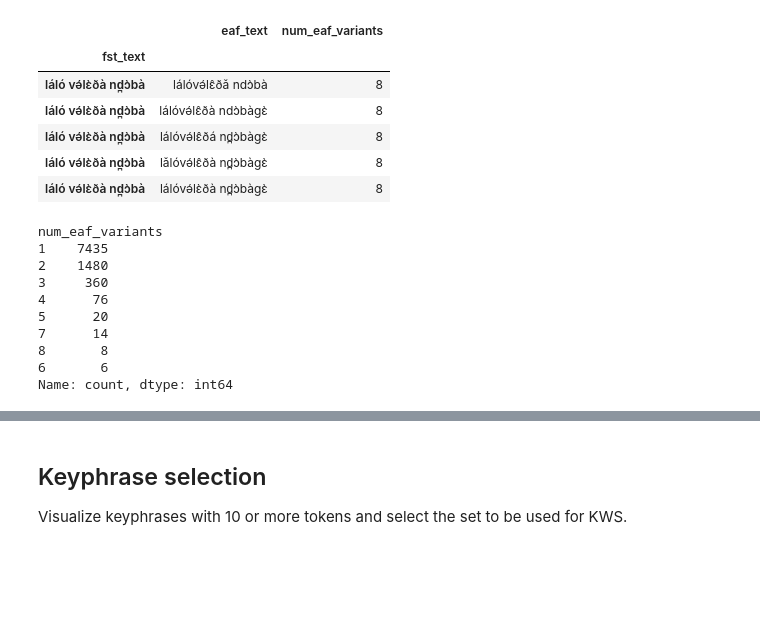
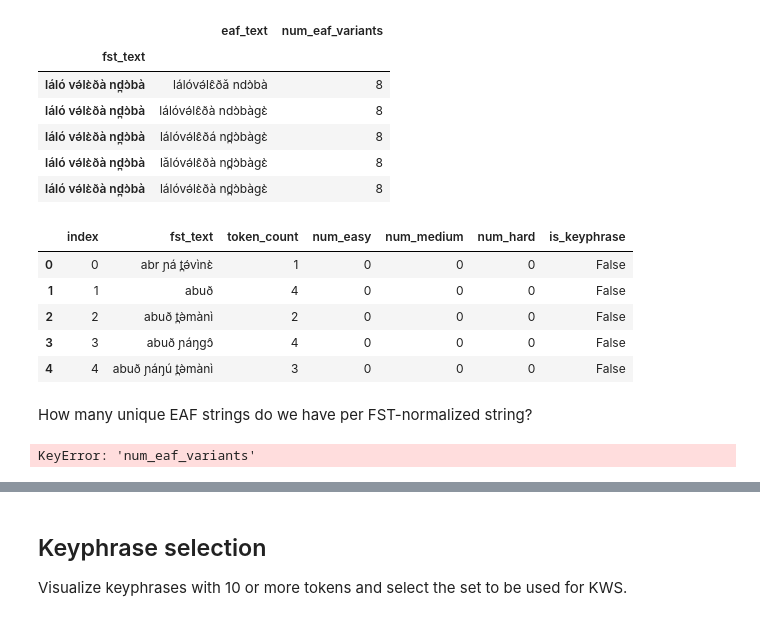
Before and after one commit to markjosims/tira_kws, a Jupyter notebook: notebooks/tira_keyword_exploration.ipynb, the cells around one changed output, grey strips where cells are left out. Drawn from its saved outputs; the diff is of its cells as text; code cells hidden in the pictures; blank space fills up the shorter version.

```diff
--- a/notebooks/tira_keyword_exploration.ipynb
+++ b/notebooks/tira_keyword_exploration.ipynb
@@ -63,16 +72,20 @@ See the caveats in the documentation: https://pandas.pydata.org/pandas-docs/stab
 | láló və́lɛ̀ðà nd̪ɔ̀bà | lálóvə́lɛ̂ðá nd̪ɔ̀bàgɛ̀ | 8 |
 | láló və́lɛ̀ðà nd̪ɔ̀bà | lǎlóvə́lɛ̂ðà nd̪ɔ̀bàgɛ̀ | 8 |
 | láló və́lɛ̀ðà nd̪ɔ̀bà | lálóvə́lɛ̀ðà nd̪ɔ̀bàgɛ̀ | 8 |
+# %%
+# load pre-generated unique phrase df
+eaf_unique_df = pd.read_csv(merged_csv)
+eaf_unique_df.head()
+# %% [output]
+|  | index | fst_text | token_count | num_easy | num_medium | num_hard | is_keyphrase |
+| 0 | 0 | abr ɲá t̪ə́vìnɛ̀ | 1 | 0 | 0 | 0 | False |
+| 1 | 1 | abuð | 4 | 0 | 0 | 0 | False |
+| 2 | 2 | abuð t̪ə̀mànì | 2 | 0 | 0 | 0 | False |
+| 3 | 3 | abuð ɲáŋgɔ̂ | 4 | 0 | 0 | 0 | False |
+| 4 | 4 | abuð ɲáŋú t̪ə̀mànì | 3 | 0 | 0 | 0 | False |
+# %% [markdown]
+How many unique EAF strings do we have per FST-normalized string?
 # %%
-unique_phrase_df['num_eaf_variants'].value_counts()
+eaf_unique_df['num_eaf_variants'].value_counts()
 # %% [output]
-num_eaf_variants
-1    7435
-2    1480
-3     360
-4      76
-5      20
-7      14
-8       8
-6       6
-Name: count, dtype: int64
+KeyError: 'num_eaf_variants'
```
Also changed, not shown: parts of 25 cells of this notebook.
